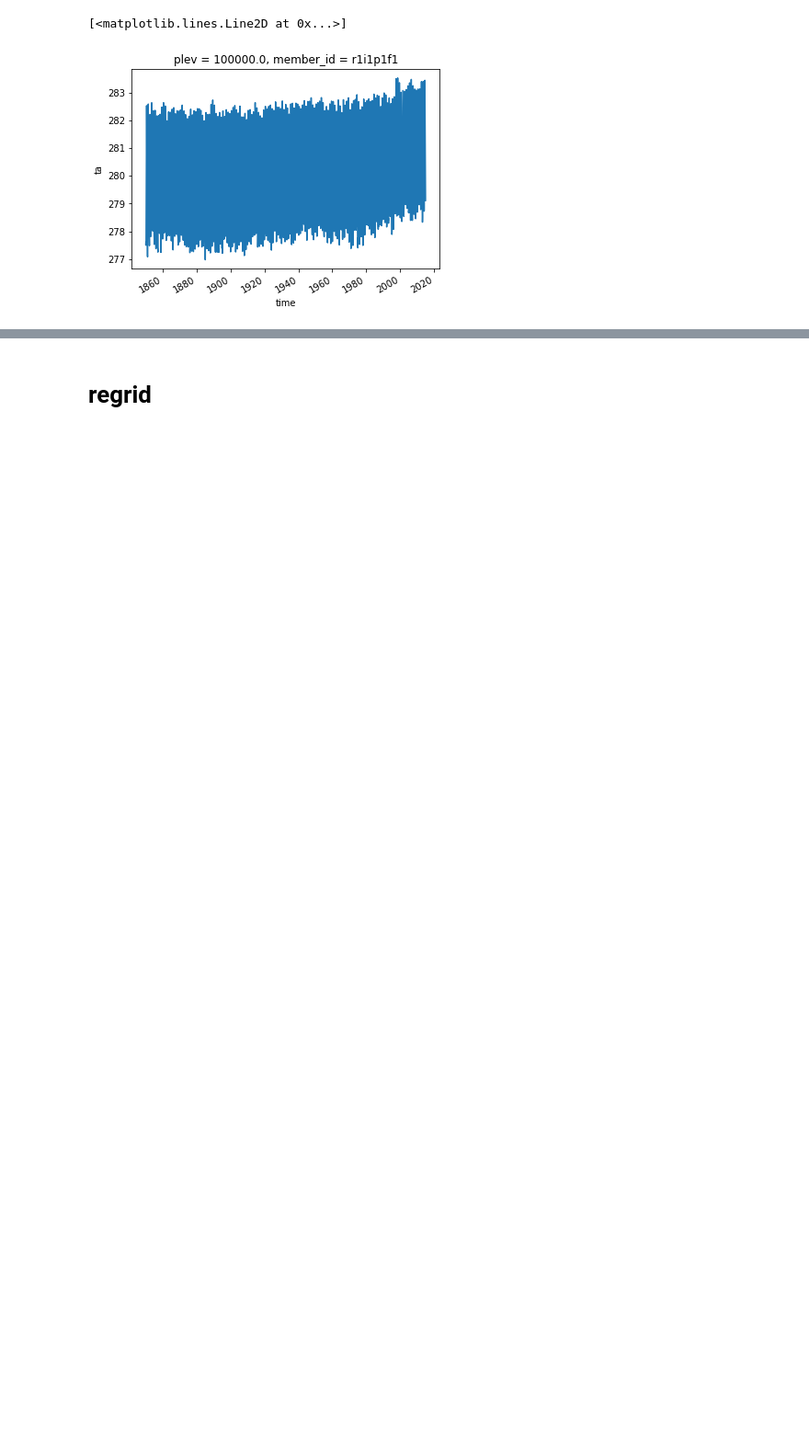
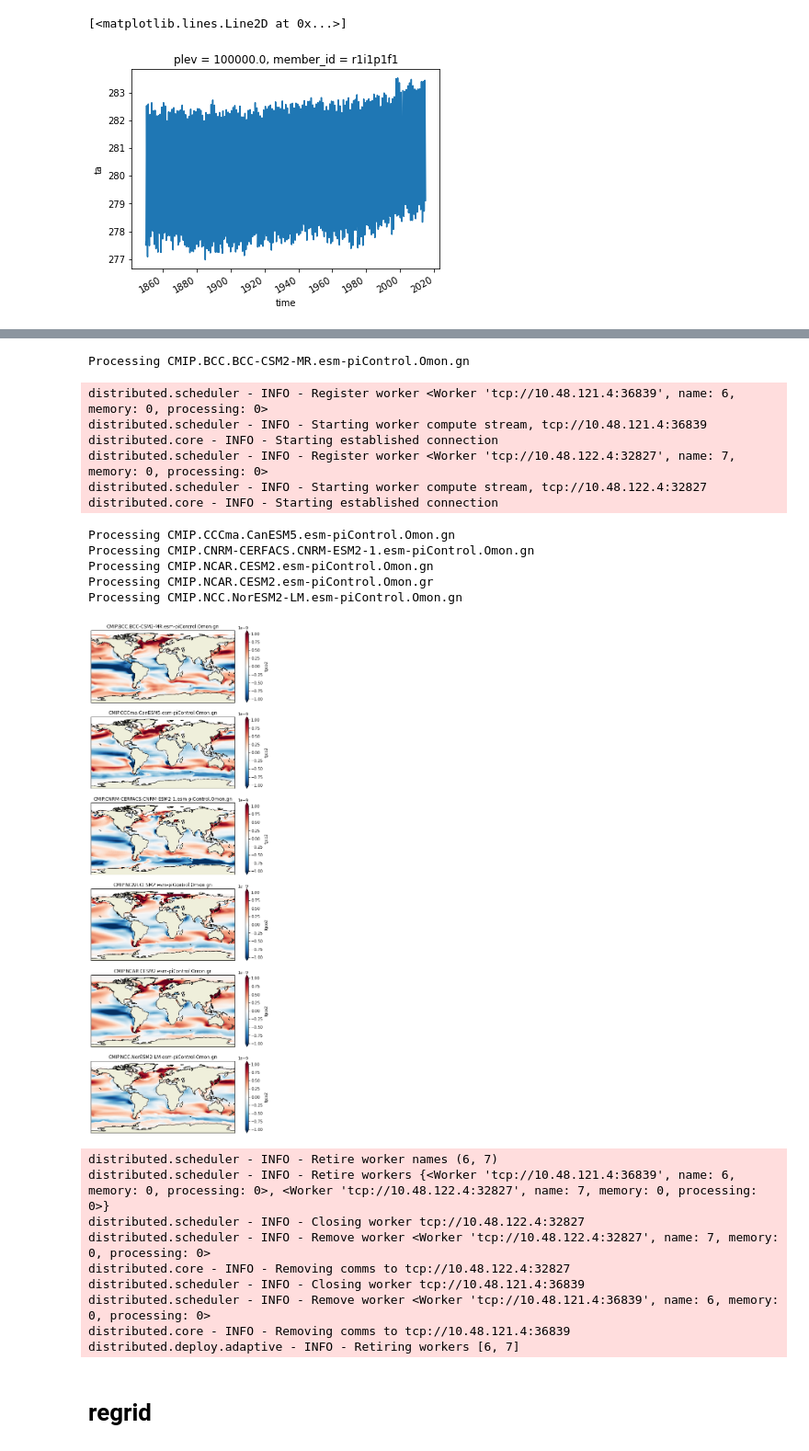
Before and after one commit to aaronspring/LunchBytes_intake-esm_cloud, a Jupyter notebook: tutorial.ipynb, the cells around one changed output, grey strips where cells are left out. Shown at 92% size. Cells and saved outputs as stored; diff of their text form; code cells hidden in the pictures; blank space fills up the shorter version.

```diff
--- a/tutorial.ipynb
+++ b/tutorial.ipynb
@@ -81,0 +282,9 @@ yearmean(da_gm).plot()
+# %%
+variable='fgco2'
+query = dict(experiment_id='esm-piControl', table_id='Omon',
+             variable_id=variable)
+cat = col.search(**query)
+models = list(col.df.source_id.unique())
+models.remove('GFDL-ESM4')
+cat = cat.search(source_id=models)
+cat.df.head()
@@ -81,0 +298,3 @@ yearmean(da_gm).plot()
+# %%
+dset_dict = cat.to_dataset_dict(cdf_kwargs={'chunks': {'time': 12*50}},
+                                preprocess=combined_preprocessing)
@@ -82,3 +312,42 @@ yearmean(da_gm).plot()
+# %%
+fig, axarr = plt.subplots(nrows=len(dset_dict), figsize=[10,4*len(dset_dict)],
+                         subplot_kw={'projection':ccrs.PlateCarree()}
+                         )
+for ax,(k, ds) in zip(axarr.flat,dset_dict.items()):
+    print(f'Processing {k}')
+    # do your science here
+    ds = ds.mean('time')
+    assert len(ds[variable].squeeze().dims) == 2
+    ds[variable].squeeze().plot(ax=ax,robust=True,transform=ccrs.PlateCarree(),
+                                vmin=-1e-9,vmax=1e-9,cmap='RdBu_r')
+    # visuals
+    ax.set_title(k)
+    ax.set_global()
+    ax.coastlines()
+    ax.add_feature(cp.feature.LAND)
+# %% [output]
+Processing CMIP.BCC.BCC-CSM2-MR.esm-piControl.Omon.gn
+distributed.scheduler - INFO - Register worker <Worker 'tcp://10.48.121.4:36839', name: 6, memory: 0, processing: 0>
+distributed.scheduler - INFO - Starting worker compute stream, tcp://10.48.121.4:36839
+distributed.core - INFO - Starting established connection
+distributed.scheduler - INFO - Register worker <Worker 'tcp://10.48.122.4:32827', name: 7, memory: 0, processing: 0>
+distributed.scheduler - INFO - Starting worker compute stream, tcp://10.48.122.4:32827
+distributed.core - INFO - Starting established connection
+Processing CMIP.CCCma.CanESM5.esm-piControl.Omon.gn
+Processing CMIP.CNRM-CERFACS.CNRM-ESM2-1.esm-piControl.Omon.gn
+Processing CMIP.NCAR.CESM2.esm-piControl.Omon.gn
+Processing CMIP.NCAR.CESM2.esm-piControl.Omon.gr
+Processing CMIP.NCC.NorESM2-LM.esm-piControl.Omon.gn
+[figure, added]
+distributed.scheduler - INFO - Retire worker names (6, 7)
+distributed.scheduler - INFO - Retire workers {<Worker 'tcp://10.48.121.4:36839', name: 6, memory: 0, processing: 0>, <Worker 'tcp://10.48.122.4:32827', name: 7, memory: 0, processing: 0>}
+distributed.scheduler - INFO - Closing worker tcp://10.48.122.4:32827
+distributed.scheduler - INFO - Remove worker <Worker 'tcp://10.48.122.4:32827', name: 7, memory: 0, processing: 0>
+distributed.core - INFO - Removing comms to tcp://10.48.122.4:32827
+distributed.scheduler - INFO - Closing worker tcp://10.48.121.4:36839
+distributed.scheduler - INFO - Remove worker <Worker 'tcp://10.48.121.4:36839', name: 6, memory: 0, processing: 0>
+distributed.core - INFO - Removing comms to tcp://10.48.121.4:36839
+distributed.deploy.adaptive - INFO - Retiring workers [6, 7]
 # %% [markdown]
 # regrid
 # %%
```
Also changed, not shown: parts of 26 cells of this notebook, 1 other file.
